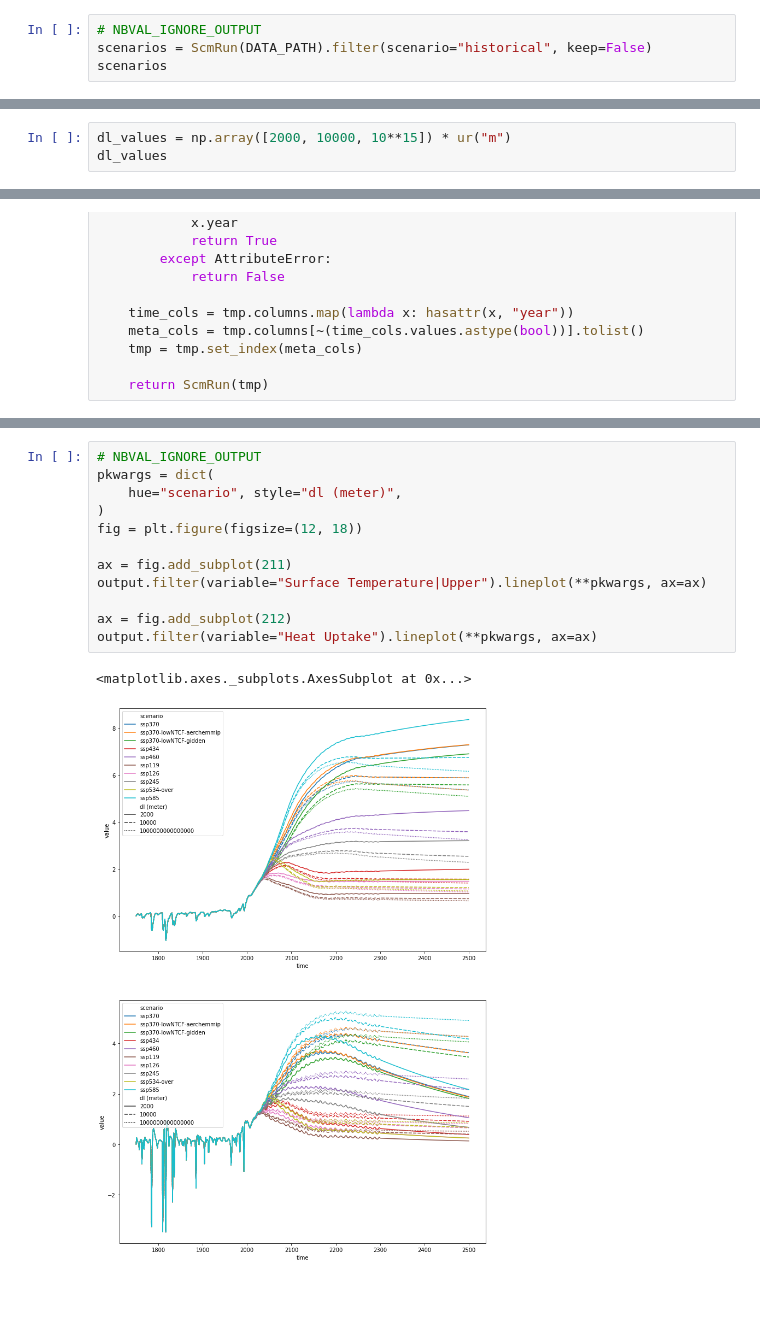
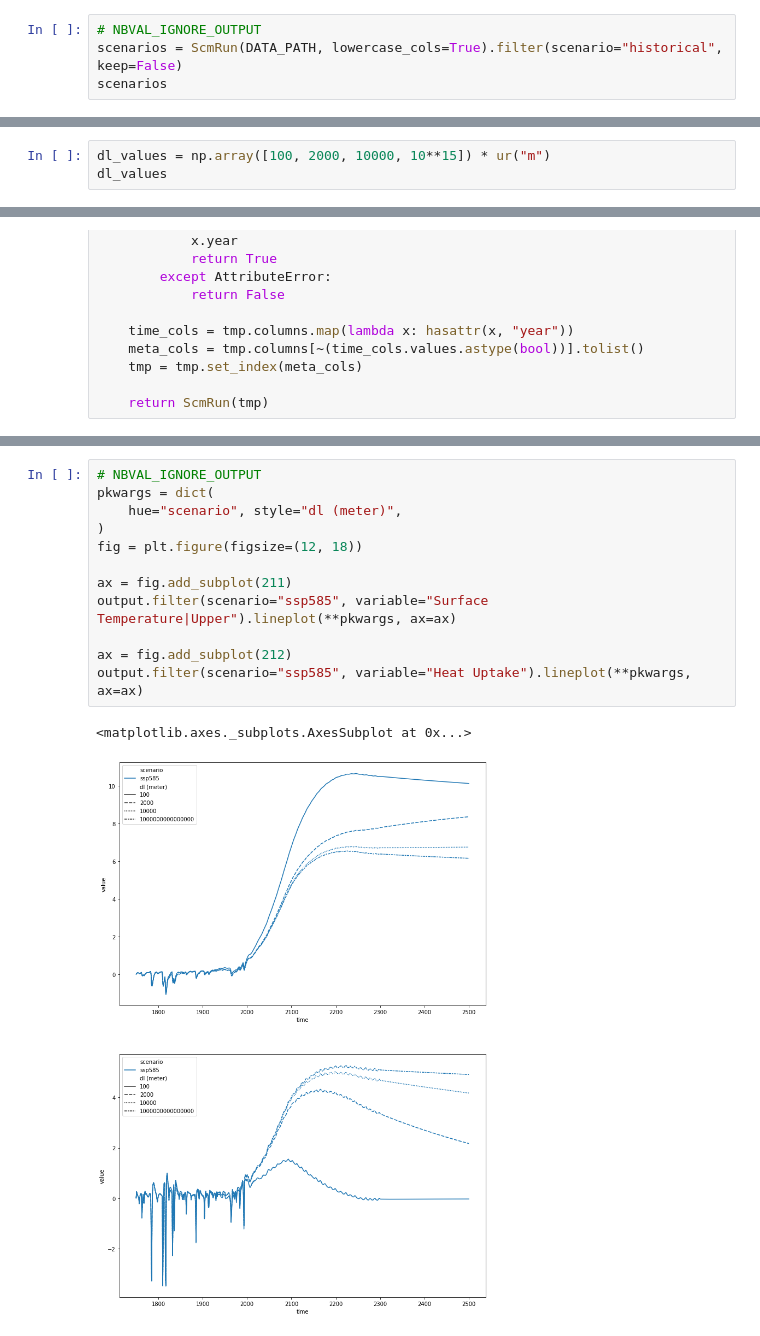
Before and after one commit to openscm/openscm-twolayermodel, a Jupyter notebook: notebooks/one-layer-model.ipynb, the cells around one changed output, grey strips where cells are left out. Cells and saved outputs as stored; diff of their text form; blank space fills up the shorter version.

```diff
--- a/notebooks/one-layer-model.ipynb
+++ b/notebooks/one-layer-model.ipynb
@@ -29,7 +29,7 @@ DATA_PATH
 '../tests/test-data/rcmip-radiative-forcing-annual-means-v4-0-0.csv'
 # %%
 # NBVAL_IGNORE_OUTPUT
-scenarios = ScmRun(DATA_PATH).filter(scenario="historical", keep=False)
+scenarios = ScmRun(DATA_PATH, lowercase_cols=True).filter(scenario="historical", keep=False)
 scenarios
 # %% [output]
 <scmdata.ScmRun (timeseries: 480, timepoints: 751)>
@@ -52,4 +60,4 @@ Meta:
 # %%
-dl_values = np.array([2000, 10000, 10**15]) * ur("m")
+dl_values = np.array([100, 2000, 10000, 10**15]) * ur("m")
 dl_values
 # %% [output]
@@ -131,15 +139,15 @@ equivalent_parameters
 # %%
 # NBVAL_IGNORE_OUTPUT
 pkwargs = dict(
     hue="scenario", style="dl (meter)",
 )
 fig = plt.figure(figsize=(12, 18))
 
 ax = fig.add_subplot(211)
-output.filter(variable="Surface Temperature|Upper").lineplot(**pkwargs, ax=ax)
+output.filter(scenario="ssp585", variable="Surface Temperature|Upper").lineplot(**pkwargs, ax=ax)
 
 ax = fig.add_subplot(212)
-output.filter(variable="Heat Uptake").lineplot(**pkwargs, ax=ax)
+output.filter(scenario="ssp585", variable="Heat Uptake").lineplot(**pkwargs, ax=ax)
 # %% [output]
 <matplotlib.axes._subplots.AxesSubplot at 0x...>
-[figure, old version]
+[figure, new version]
```
Also changed, not shown: parts of 6 cells of this notebook.
